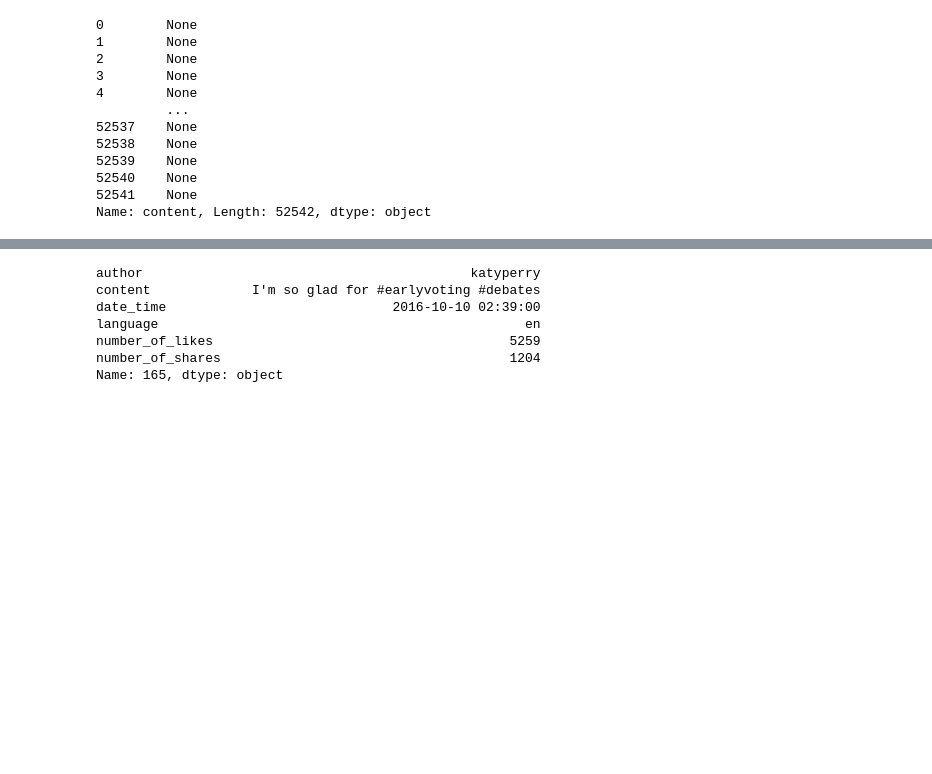
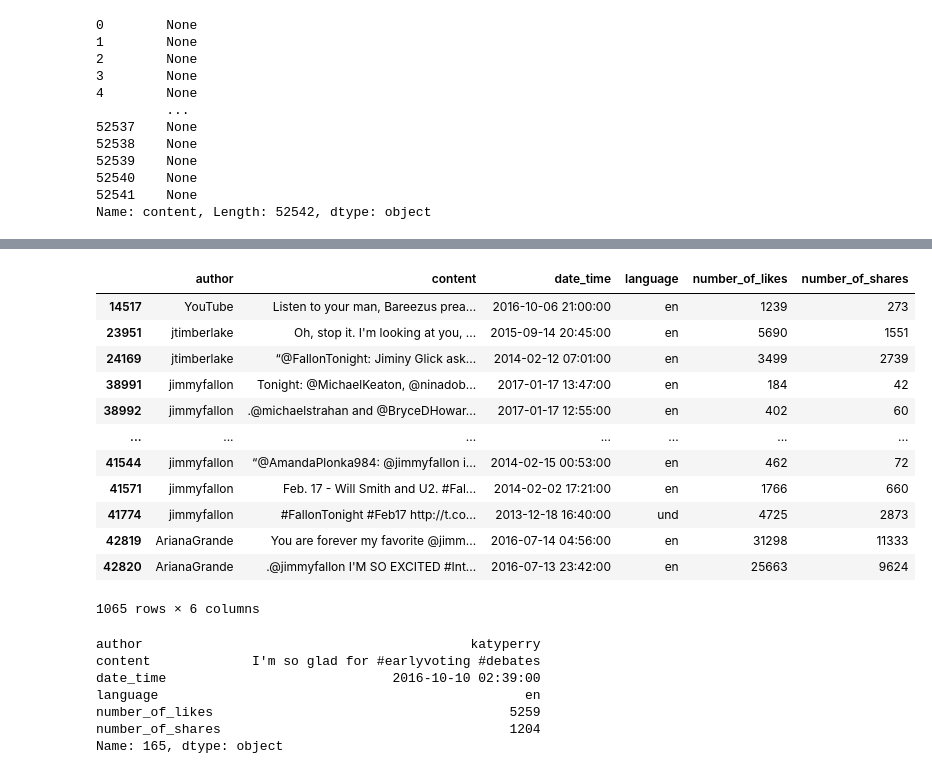
Before and after one commit to gakshat14/hist_time, a Jupyter notebook: notebooks/hashtag_parser.ipynb, the cells around one changed output, grey strips where cells are left out. Drawn from its saved outputs; the diff is of its cells as text; code cells hidden in the pictures; blank space fills up the shorter version.

```diff
--- a/notebooks/hashtag_parser.ipynb
+++ b/notebooks/hashtag_parser.ipynb
@@ -142,3 +164,21 @@ Name: content, Length: 52542, dtype: object
+# %%
+df_fallon = df.loc[hashtags['#FallonTonight']['index']]
+# %%
+df_fallon
+# %% [output]
+|  | author | content | date_time | language | number_of_likes | number_of_shares |
+| 14517 | YouTube | Listen to your man, Bareezus prea... | 2016-10-06 21:00:00 | en | 1239 | 273 |
+| 23951 | jtimberlake | Oh, stop it. I'm looking at you, ... | 2015-09-14 20:45:00 | en | 5690 | 1551 |
+| 24169 | jtimberlake | “@FallonTonight: Jiminy Glick ask... | 2014-02-12 07:01:00 | en | 3499 | 2739 |
+| 38991 | jimmyfallon | Tonight: @MichaelKeaton, @ninadob... | 2017-01-17 13:47:00 | en | 184 | 42 |
+| 38992 | jimmyfallon | .@michaelstrahan and @BryceDHowar... | 2017-01-17 12:55:00 | en | 402 | 60 |
+| ... | ... | ... | ... | ... | ... | ... |
+| 41544 | jimmyfallon | “@AmandaPlonka984: @jimmyfallon i... | 2014-02-15 00:53:00 | en | 462 | 72 |
+| 41571 | jimmyfallon | Feb. 17 - Will Smith and U2. #Fal... | 2014-02-02 17:21:00 | en | 1766 | 660 |
+| 41774 | jimmyfallon | #FallonTonight #Feb17 http://t.co... | 2013-12-18 16:40:00 | und | 4725 | 2873 |
+| 42819 | ArianaGrande | You are forever my favorite @jimm... | 2016-07-14 04:56:00 | en | 31298 | 11333 |
+| 42820 | ArianaGrande | .@jimmyfallon I'M SO EXCITED #Int... | 2016-07-13 23:42:00 | en | 25663 | 9624 |
+1065 rows × 6 columns
 # %%
 df.iloc[165]
 # %% [output]
```
Also changed, not shown: parts of 7 cells of this notebook, 2 other files.
